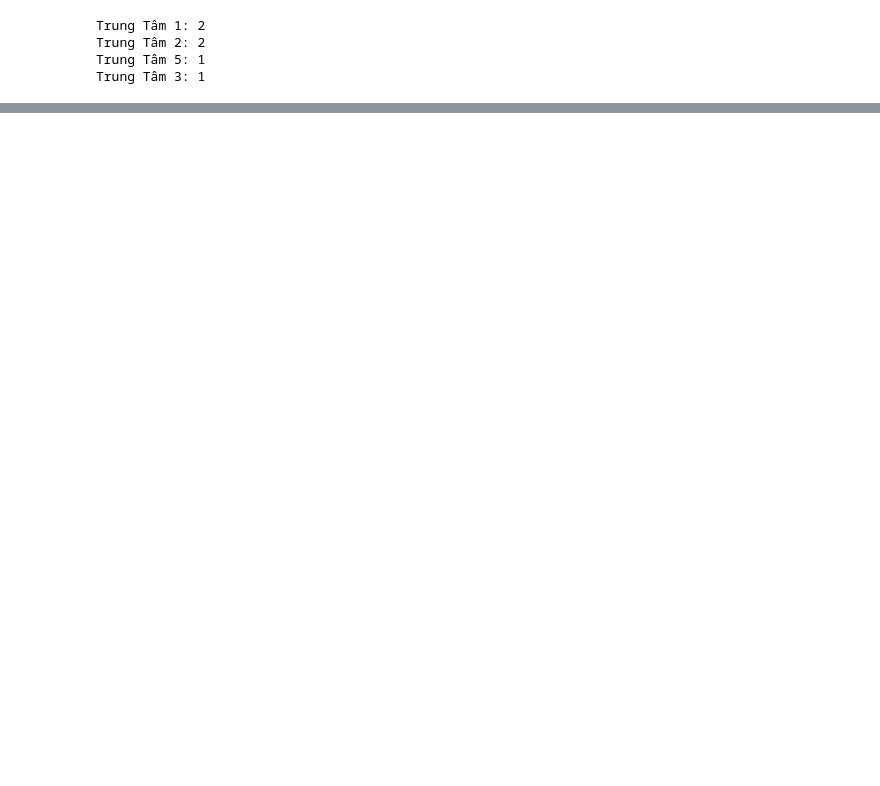
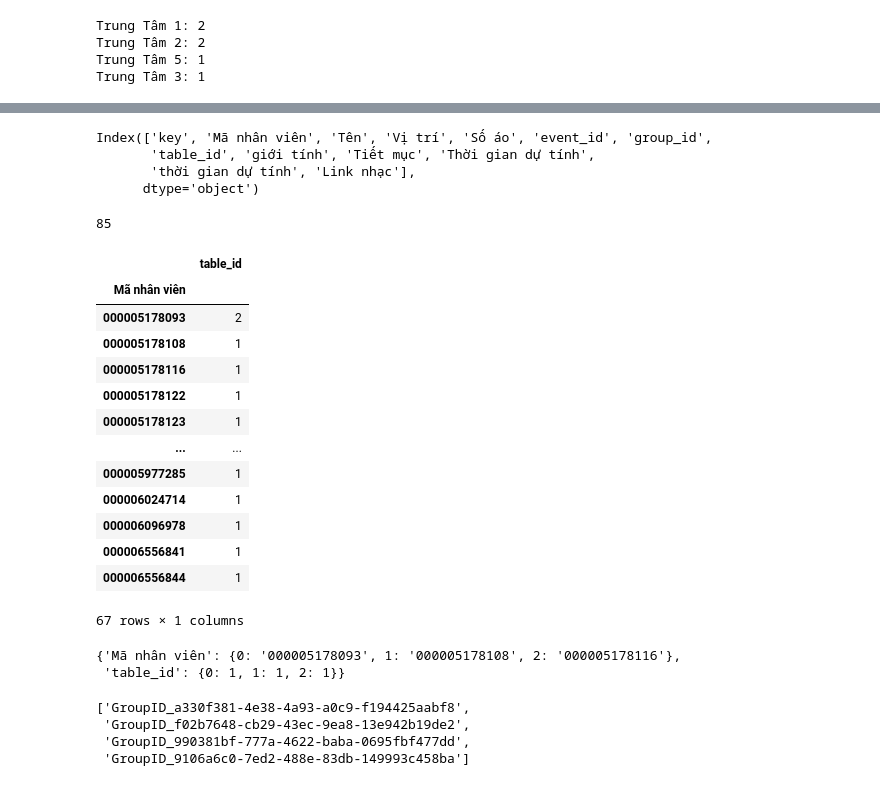
Before and after one commit to luonghuuthanhnam/working_app_python_backend, a Jupyter notebook: app/test.ipynb, the cells around one changed output, grey strips where cells are left out. Cells and saved outputs as stored; diff of their text form; code cells hidden in the pictures; blank space fills up the shorter version.

Commit message:
update data

```diff
--- a/app/test.ipynb
+++ b/app/test.ipynb
@@ -367,0 +352,37 @@ total_table
+# %%
+total_data_df.keys()
+# %% [output]
+Index(['key', 'Mã nhân viên', 'Tên', 'Vị trí', 'Số áo', 'event_id', 'group_id',
+       'table_id', 'giới tính', 'Tiết mục', 'Thời gian dự tính',
+       'thời gian dự tính', 'Link nhạc'],
+      dtype='object')
+# %%
+short_df = total_data_df[["Mã nhân viên", "table_id"]]
+short_df = short_df[short_df["Mã nhân viên"] != "..."]
+# short_df = short_df.drop_duplicates()
+print(len(short_df))
+# %% [output]
+85
+# %%
+short_df.groupby("Mã nhân viên").count()
+# %% [output]
+|  | table_id |
+| Mã nhân viên |  |
+| 000005178093 | 2 |
+| 000005178108 | 1 |
+| 000005178116 | 1 |
+| 000005178122 | 1 |
+| 000005178123 | 1 |
+| ... | ... |
+| 000005977285 | 1 |
+| 000006024714 | 1 |
+| 000006096978 | 1 |
+| 000006556841 | 1 |
+| 000006556844 | 1 |
+67 rows × 1 columns
+# %%
+most_emp = short_df.groupby("Mã nhân viên").count()
+most_emp.reset_index().head(3).to_dict()
+# %% [output]
+{'Mã nhân viên': {0: '000005178093', 1: '000005178108', 2: '000005178116'},
+ 'table_id': {0: 1, 1: 1, 2: 1}}
@@ -367,0 +395,7 @@ total_table
+# %%
+most_joining_group
+# %% [output]
+['GroupID_a330f381-4e38-4a93-a0c9-f194425aabf8',
+ 'GroupID_f02b7648-cb29-43ec-9ea8-13e942b19de2',
+ 'GroupID_990381bf-777a-4622-baba-0695fbf477dd',
+ 'GroupID_9106a6c0-7ed2-488e-83db-149993c458ba']
```
Also changed, not shown: parts of 14 cells of this notebook, 6 other files.
